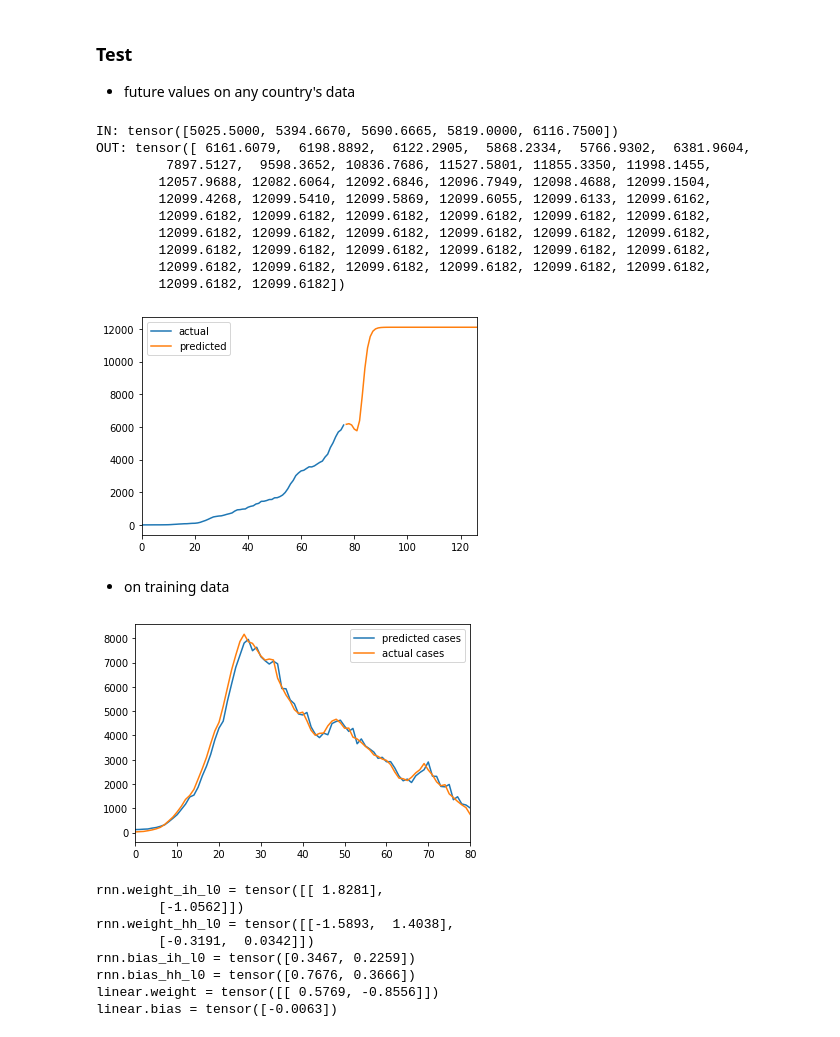
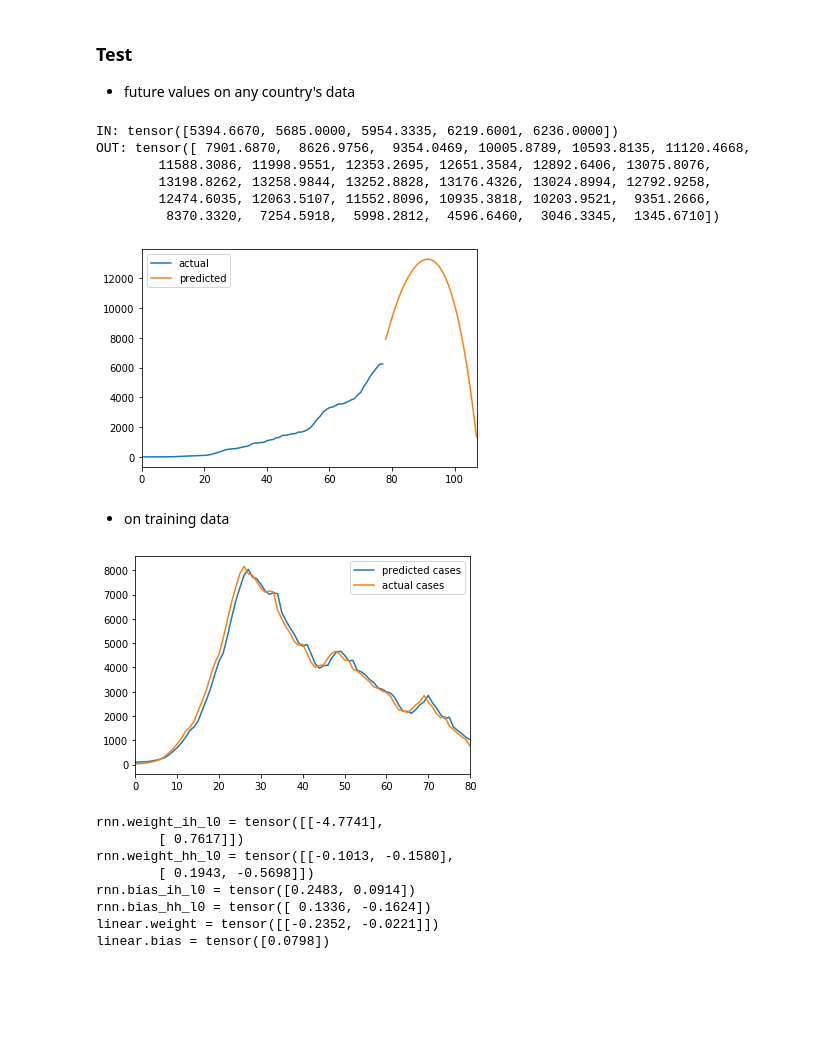
Before and after one commit to VICS-CORE/stats, a Jupyter notebook: 10_RNN.ipynb, the cells around one changed output. Drawn from its saved outputs; the diff is of its cells as text; code cells hidden in the pictures; blank space fills up the shorter version.

```diff
--- a/10_RNN.ipynb
+++ b/10_RNN.ipynb
@@ -93,10 +93,14 @@ def get_rnn_dataset(series, seq_len):
 SEQ_LEN = 5
 VAL_SPLIT = 0.2
 
+IN_POP_FCT = 1300000 # 130Cr / 1000
+IT_POP_FCT = 60000 # 6Cr / 1000
+ES_POP_FCT = 47000 # 4.7Cr / 1000
+
 # preprocess data: sma(6) and normalise by 10k
-in_cnf = np.array(df['confirmed'][37:].rolling(6, center=True, min_periods=1).mean()) / 10000
-it_cnf = np.array(it_df['daily'].rolling(6, center=True, min_periods=1).mean()) / 10000
-es_cnf = np.array(es_df['daily'].rolling(6, center=True, min_periods=1).mean()) / 10000
+in_cnf = np.array(df['confirmed'][37:].rolling(6, center=True, min_periods=1).mean()) / IN_POP_FCT
+it_cnf = np.array(it_df['daily'].rolling(6, center=True, min_periods=1).mean()) / IT_POP_FCT
+es_cnf = np.array(es_df['daily'].rolling(6, center=True, min_periods=1).mean()) / ES_POP_FCT
 
 # Choose among India or Italy or Spain here
 cnf = es_cnf # np.append(it_cnf, es_cnf)
@@ -149,8 +153,8 @@ class Forecaster(tnn.Module):
 
 HIDDEN_SIZE = 2
 NUM_LAYERS = 1
-LEARNING_RATE = 0.001
-NUM_EPOCHS = 5000
+LEARNING_RATE = 0.01
+NUM_EPOCHS = 500
 
 model = Forecaster(seq_len=SEQ_LEN, hidden_size=HIDDEN_SIZE, num_layers=NUM_LAYERS)
 loss_fn = tnn.MSELoss()
@@ -185,7 +189,7 @@ for e in range(NUM_EPOCHS):
         avg_val_loss = torch.stack(val_losses).mean().item()
         val_loss_vals.append(avg_val_loss)
 
-    if e%100==0:
+    if e%20==0:
         print("epoch:", f"{e:3}", "avg_val_loss:", f"{avg_val_loss: .5f}", "avg_trn_loss:", f"{avg_trn_loss: .5f}")
 
 df_trn_loss = pd.DataFrame({
@@ -225,47 +229,46 @@ epoch: 4900 avg_val_loss:  0.00076 avg_trn_loss:  0.00057
 # %%
 # CHOOSE FROM IN, IT OR ES HERE
 df_cnf = in_cnf
 # df_cnf = np.array([8000, 7600, 7300, 6900, 6650], dtype=np.float32) / 10000
 
 test_in = df_cnf[-SEQ_LEN:]
 t = torch.tensor(
     test_in.reshape(SEQ_LEN, 1, 1),
     dtype=torch.float32
 )
-print("IN:", t.view(SEQ_LEN) * 10000)
-out = model.predict(t, num_predictions=50)
-print("OUT:", out * 10000)
+print("IN:", t.view(SEQ_LEN) * IN_POP_FCT)
+out = model.predict(t, num_predictions=30)
+print("OUT:", out * IN_POP_FCT)
 
 orig_df = pd.DataFrame({
-    'actual': df_cnf * 10000
+    'actual': df_cnf * IN_POP_FCT
 })
 fut_df = pd.DataFrame({
-    'predicted': (out.numpy() * 10000)
+    'predicted': (out.numpy() * IN_POP_FCT)
 })
 orig_df = orig_df.append(fut_df, ignore_index=True, sort=False)
 _ = orig_df.plot()
 # %% [output]
-IN: tensor([5025.5000, 5394.6670, 5690.6665, 5819.0000, 6116.7500])
-OUT: tensor([ 6161.6079,  6198.8892,  6122.2905,  5868.2334,  5766.9302,  6381.9604,
-         7897.5127,  9598.3652, 10836.7686, 11527.5801, 11855.3350, 11998.1455,
-        12057.9688, 12082.6064, 12092.6846, 12096.7949, 12098.4688, 12099.1504,
-        12099.4268, 12099.5410, 12099.5869, 12099.6055, 12099.6133, 12099.6162,
-        12099.6182, 12099.6182, 12099.6182, 12099.6182, 12099.6182, 12099.6182,
-        12099.6182, 12099.6182, 12099.6182, 12099.6182, 12099.6182, 12099.6182,
-        12099.6182, 12099.6182, 12099.6182, 12099.6182, 12099.6182, 12099.6182,
-        12099.6182, 12099.6182, 12099.6182, 12099.6182, 12099.6182, 12099.6182,
-        12099.6182, 12099.6182])
+IN: tensor([5394.6670, 5685.0000, 5954.3335, 6219.6001, 6236.0000])
+OUT: tensor([ 7901.6870,  8626.9756,  9354.0469, 10005.8789, 10593.8135, 11120.4668,
+        11588.3086, 11998.9551, 12353.2695, 12651.3584, 12892.6406, 13075.8076,
+        13198.8262, 13258.9844, 13252.8828, 13176.4326, 13024.8994, 12792.9258,
+        12474.6035, 12063.5107, 11552.8096, 10935.3818, 10203.9521,  9351.2666,
+         8370.3320,  7254.5918,  5998.2812,  4596.6460,  3046.3345,  1345.6710])
-[figure, old version]
+[figure, new version]
 # %% [markdown]
 - on training data
 # %%
+# change this according to country selected for training
+pop_fct = ES_POP_FCT
+
 pred_vals = []
 out_vals = []
 for data in all_loader:
     ip, op = data
     pred = model.predict(ip.view(SEQ_LEN, 1, 1))
-    pred_vals.append(pred.item() * 10000)
-    out_vals.append(op.view(SEQ_LEN)[-1].item() * 10000)
+    pred_vals.append(pred.item() * pop_fct)
+    out_vals.append(op.view(SEQ_LEN)[-1].item() * pop_fct)
 
 cmp_df = pd.DataFrame({
     'predicted cases': pred_vals,
@@ -273,16 +276,16 @@ cmp_df = pd.DataFrame({
 })
 _ = cmp_df.plot()
 # %% [output]
-[figure, old version]
+[figure, new version]
 # %%
 for k in model.state_dict().keys():
     print(k, "=", model.state_dict()[k])
 # %% [output]
-rnn.weight_ih_l0 = tensor([[ 1.8281],
-        [-1.0562]])
-rnn.weight_hh_l0 = tensor([[-1.5893,  1.4038],
-        [-0.3191,  0.0342]])
-rnn.bias_ih_l0 = tensor([0.3467, 0.2259])
-rnn.bias_hh_l0 = tensor([0.7676, 0.3666])
-linear.weight = tensor([[ 0.5769, -0.8556]])
-linear.bias = tensor([-0.0063])
+rnn.weight_ih_l0 = tensor([[-4.7741],
+        [ 0.7617]])
+rnn.weight_hh_l0 = tensor([[-0.1013, -0.1580],
+        [ 0.1943, -0.5698]])
+rnn.bias_ih_l0 = tensor([0.2483, 0.0914])
+rnn.bias_hh_l0 = tensor([ 0.1336, -0.1624])
+linear.weight = tensor([[-0.2352, -0.0221]])
+linear.bias = tensor([0.0798])
```
Also changed, not shown: parts of 3 cells of this notebook.
